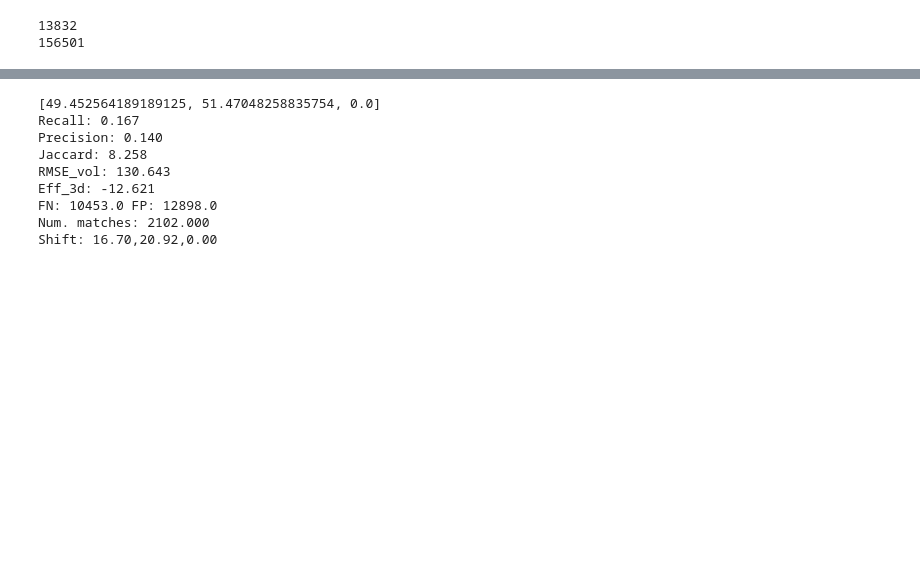
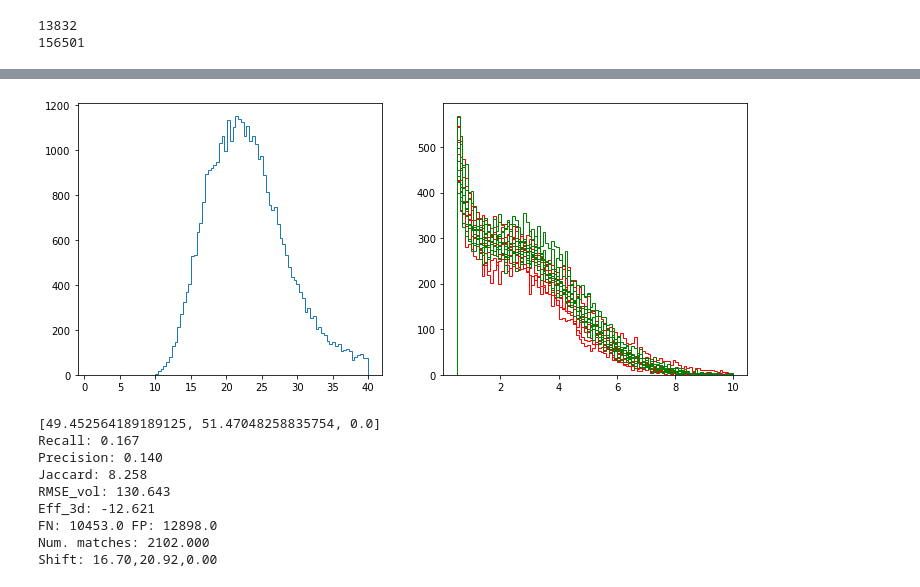
Before and after one commit to TuragaLab/decode_fish, a Jupyter notebook: figures/MERFISH_eval_1.ipynb, the cells around one changed output, grey strips where cells are left out. Cells and saved outputs as stored; diff of their text form; code cells hidden in the pictures; blank space fills up the shorter version.

```diff
--- a/figures/MERFISH_eval_1.ipynb
+++ b/figures/MERFISH_eval_1.ipynb
@@ -75,3 +82,14 @@ for i in tqdm(range(0,16)):
+# %%
+plt.figure(figsize=(12,5))
+plt.subplot(121)
+plt.hist(df_dict['dec_scaled']['x_sig'], histtype='step', bins=np.linspace(1,40,101))
+
+plt.subplot(122)
+for i in tqdm(range(0,16)):
+    color='red' if i<8 else 'green'
+    plt.hist(df_dict['dec_scaled'][f'int_{i}'], histtype='step', color=color, bins=np.linspace(0.5,10,101))
+# %% [output]
+[figure, added]
 # %%
 # res_sub = df_dict['dec_depth:3'].nsmallest(17500, 'code_err')
 res_sub = df_dict['dec_enabled:True'].nsmallest(15000, 'code_err')
```
Also changed, not shown: parts of 6 cells of this notebook.
